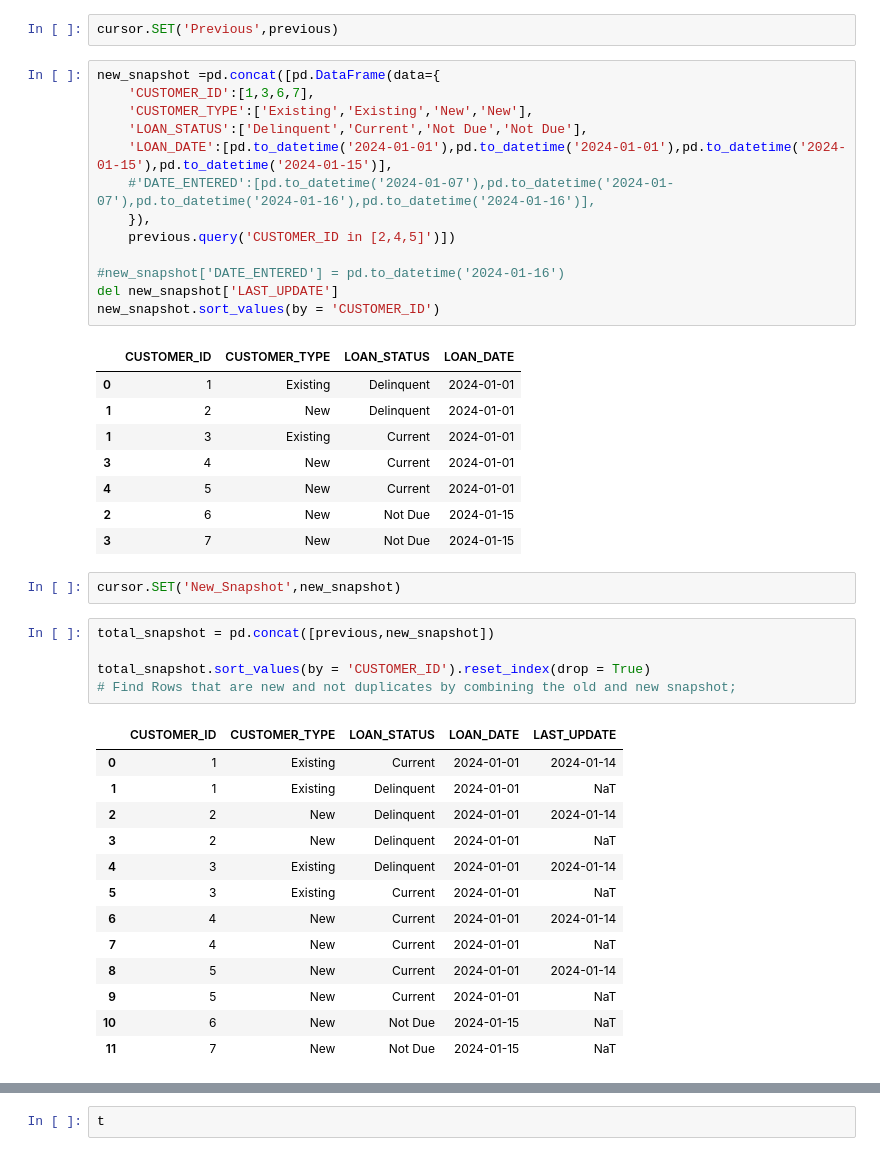
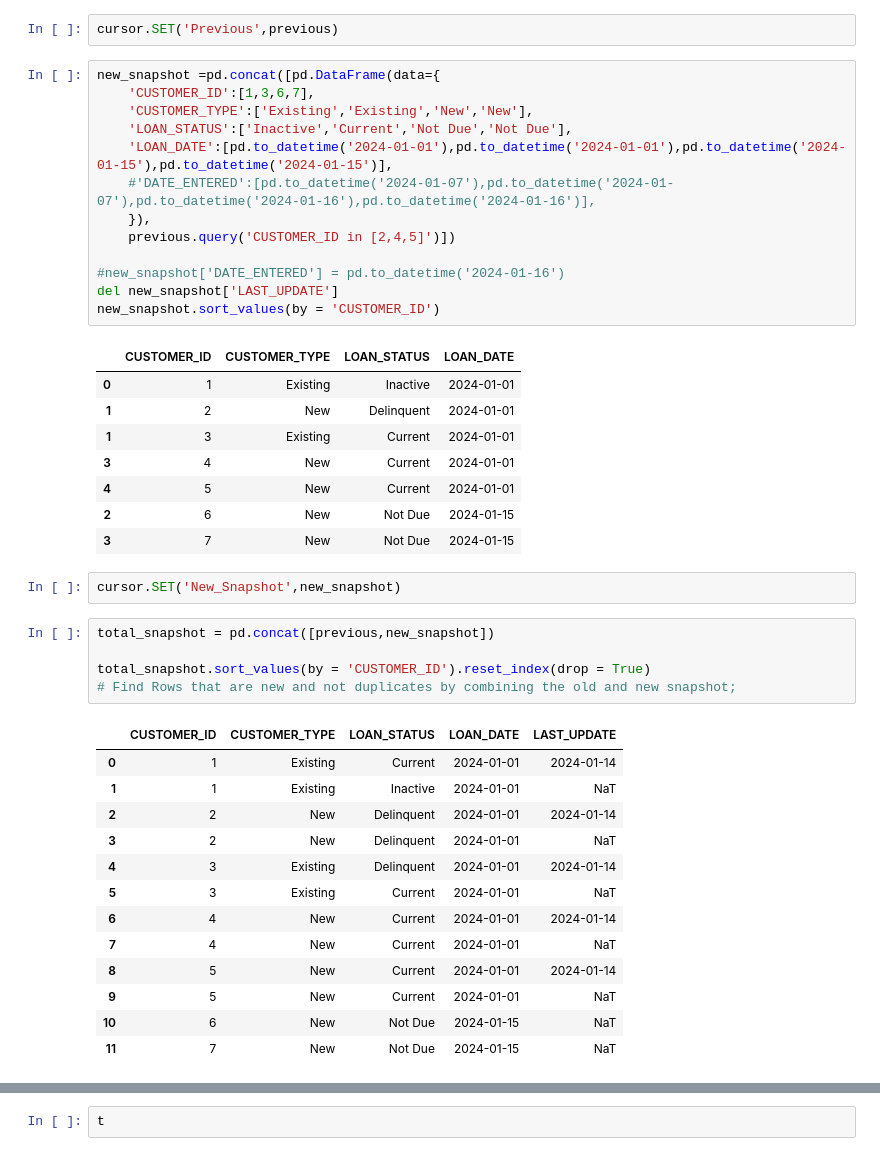
Before and after one commit to Cman000/conthon, a Jupyter notebook: CDC_Local/Example.ipynb, the cells around one changed output, grey strips where cells are left out. Saved outputs shown, nothing was run; the diff lists cells and outputs as text.

```diff
--- a/CDC_Local/Example.ipynb
+++ b/CDC_Local/Example.ipynb
@@ -57,19 +57,19 @@ cursor.SET('Previous',previous)
 # %%
 new_snapshot =pd.concat([pd.DataFrame(data={
     'CUSTOMER_ID':[1,3,6,7],
     'CUSTOMER_TYPE':['Existing','Existing','New','New'],
-    'LOAN_STATUS':['Delinquent','Current','Not Due','Not Due'],
+    'LOAN_STATUS':['Inactive','Current','Not Due','Not Due'],
     'LOAN_DATE':[pd.to_datetime('2024-01-01'),pd.to_datetime('2024-01-01'),pd.to_datetime('2024-01-15'),pd.to_datetime('2024-01-15')],
     #'DATE_ENTERED':[pd.to_datetime('2024-01-07'),pd.to_datetime('2024-01-07'),pd.to_datetime('2024-01-16'),pd.to_datetime('2024-01-16')],
     }),
     previous.query('CUSTOMER_ID in [2,4,5]')])
 
 #new_snapshot['DATE_ENTERED'] = pd.to_datetime('2024-01-16')
 del new_snapshot['LAST_UPDATE']
 new_snapshot.sort_values(by = 'CUSTOMER_ID')
 # %% [output]
 |  | CUSTOMER_ID | CUSTOMER_TYPE | LOAN_STATUS | LOAN_DATE |
-| 0 | 1 | Existing | Delinquent | 2024-01-01 |
+| 0 | 1 | Existing | Inactive | 2024-01-01 |
 | 1 | 2 | New | Delinquent | 2024-01-01 |
 | 1 | 3 | Existing | Current | 2024-01-01 |
 | 3 | 4 | New | Current | 2024-01-01 |
@@ -86,7 +86,7 @@ total_snapshot.sort_values(by = 'CUSTOMER_ID').reset_index(drop = True)
 # %% [output]
 |  | CUSTOMER_ID | CUSTOMER_TYPE | LOAN_STATUS | LOAN_DATE | LAST_UPDATE |
 | 0 | 1 | Existing | Current | 2024-01-01 | 2024-01-14 |
-| 1 | 1 | Existing | Delinquent | 2024-01-01 | NaT |
+| 1 | 1 | Existing | Inactive | 2024-01-01 | NaT |
 | 2 | 2 | New | Delinquent | 2024-01-01 | 2024-01-14 |
 | 3 | 2 | New | Delinquent | 2024-01-01 | NaT |
 | 4 | 3 | Existing | Delinquent | 2024-01-01 | 2024-01-14 |
```
Also changed, not shown: parts of 16 cells of this notebook, 1 other file.
